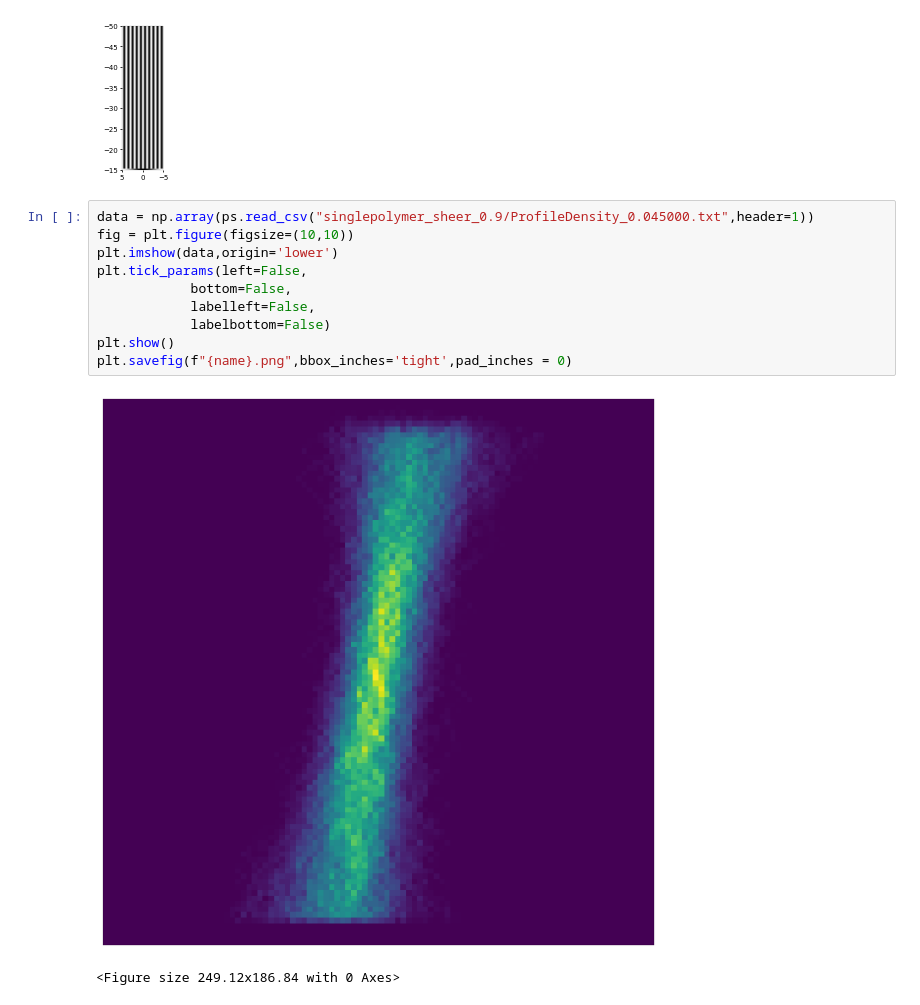
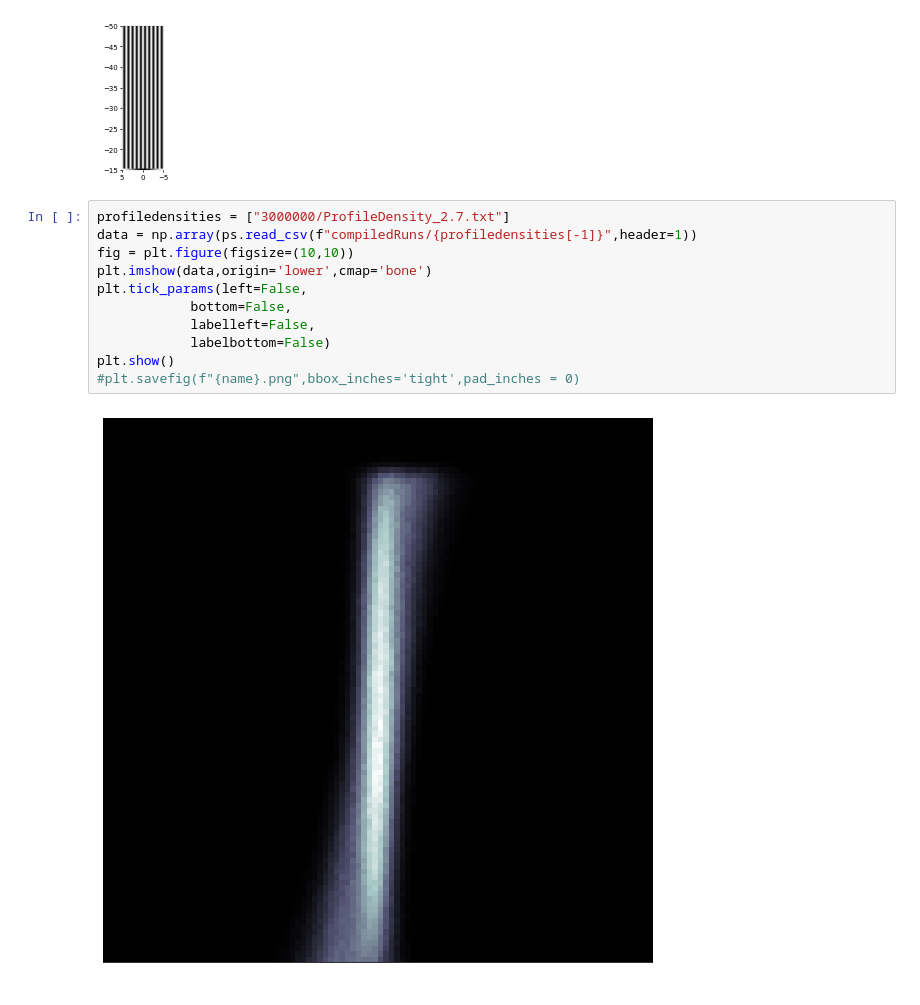
Before and after one commit to LevoSpacewars/Polymer-Tilt, a Jupyter notebook: graphs.ipynb, the cells around one changed output. Drawn from its saved outputs; the diff is of its cells as text.

```diff
--- a/graphs.ipynb
+++ b/graphs.ipynb
@@ -214,15 +239,15 @@ plt.imshow(genPotential((10,3),(100,100)),cmap='gray',origin='lower',extent=[5,-
 <matplotlib.image.AxesImage at 0x...>
 [figure]
 # %%
-data = np.array(ps.read_csv("singlepolymer_sheer_0.9/ProfileDensity_0.045000.txt",header=1))
+profiledensities = ["3000000/ProfileDensity_2.7.txt"]
+data = np.array(ps.read_csv(f"compiledRuns/{profiledensities[-1]}",header=1))
 fig = plt.figure(figsize=(10,10))
-plt.imshow(data,origin='lower')
+plt.imshow(data,origin='lower',cmap='bone')
 plt.tick_params(left=False,
             bottom=False,
             labelleft=False,
             labelbottom=False)
 plt.show()
-plt.savefig(f"{name}.png",bbox_inches='tight',pad_inches = 0)
+#plt.savefig(f"{name}.png",bbox_inches='tight',pad_inches = 0)
 # %% [output]
-[figure, old version]
+[figure, new version]
-<Figure size 249.12x186.84 with 0 Axes>
```
Also changed, not shown: parts of 8 cells of this notebook, 6 other files.
